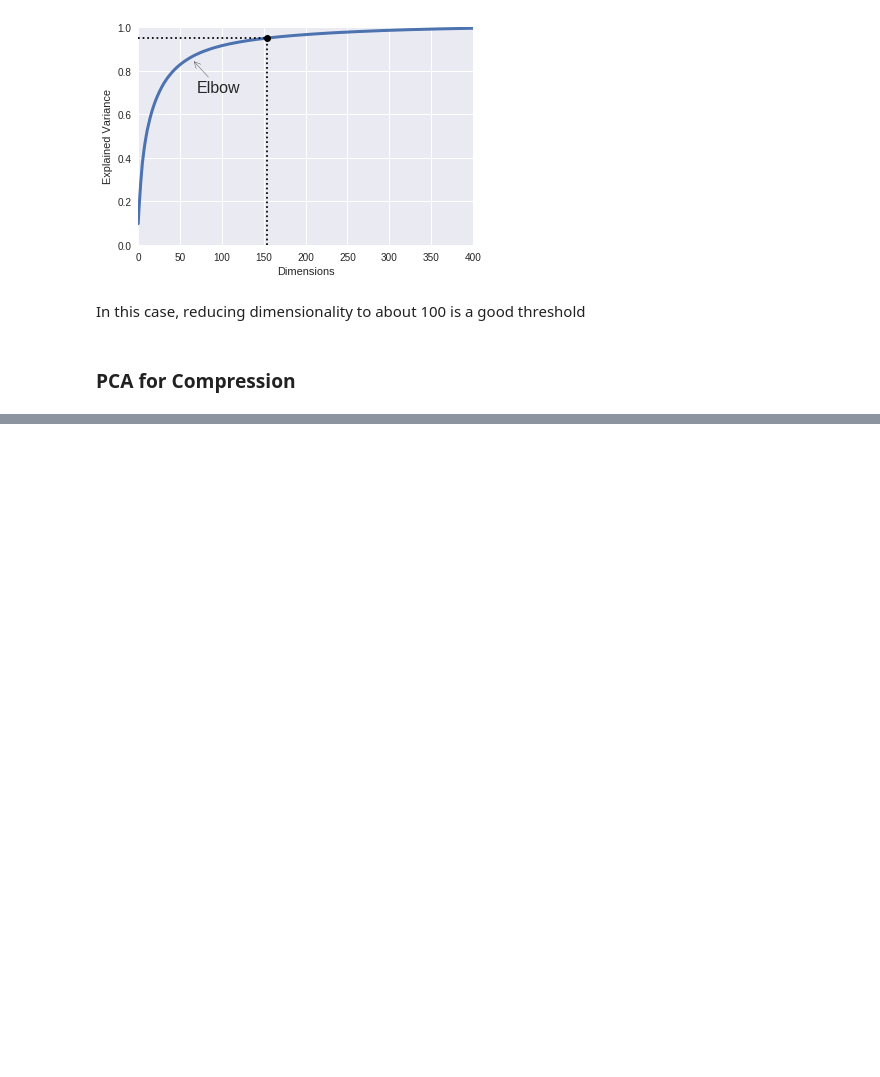
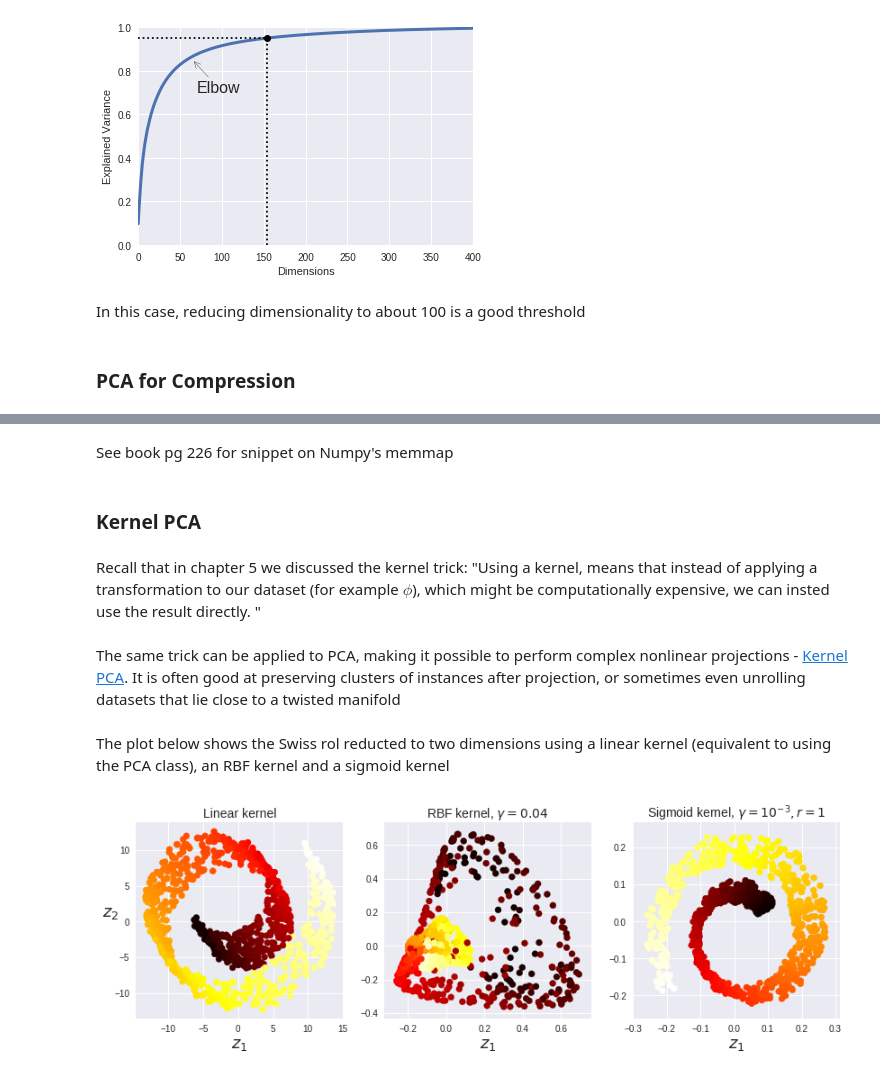
Before and after one commit to amaralcs/homl, a Jupyter notebook: 8_dimensionality_reduction.ipynb, the cells around one changed output, grey strips where cells are left out. Cells and saved outputs as stored; diff of their text form; code cells hidden in the pictures; blank space fills up the shorter version.

```diff
--- a/8_dimensionality_reduction.ipynb
+++ b/8_dimensionality_reduction.ipynb
@@ -244,0 +270,45 @@ In this case, reducing dimensionality to about 100 is a good threshold
+# %%
+from sklearn.decomposition import IncrementalPCA
+
+n_batches = 100
+inc_pca = IncrementalPCA(n_components=154)
+for X_batch in np.array_split(X_train, n_batches):
+    inc_pca.partial_fit(X_batch) # Note the use of partial_fit
+
+X_reduced = inc_pca.transform(X_train)
+# %% [markdown]
+See book pg 226 for snippet on Numpy's memmap
+# %% [markdown]
+### Kernel PCA
+# %% [markdown]
+Recall that in chapter 5 we discussed the kernel trick: "Using a kernel, means that instead of applying a transformation to our dataset (for example $\phi$), which might be computationally expensive, we can insted use the result directly. "
+# %% [markdown]
+The same trick can be applied to PCA, making it possible to perform complex nonlinear projections - [Kernel PCA](https://homl.info/33). It is often good at preserving clusters of instances after projection, or sometimes even unrolling datasets that lie close to a twisted manifold
+# %% [markdown]
+The plot below shows the Swiss rol reducted to two dimensions using a linear kernel (equivalent to using the PCA class), an RBF kernel and a sigmoid kernel
+# %%
+from sklearn.decomposition import KernelPCA
+from sklearn.datasets import make_swiss_roll
+
+lin_pca = KernelPCA(n_components = 2, kernel="linear", fit_inverse_transform=True)
+rbf_pca = KernelPCA(n_components = 2, kernel="rbf", gamma=0.0433, fit_inverse_transform=True)
+sig_pca = KernelPCA(n_components = 2, kernel="sigmoid", gamma=0.001, coef0=1, fit_inverse_transform=True)
+
+X, t = make_swiss_roll(n_samples=1000, noise=0.2, random_state=42)
+y = t > 6.9
+
+plt.figure(figsize=(14, 4))
+for subplot, pca, title in ((131, lin_pca, "Linear kernel"), (132, rbf_pca, "RBF kernel, $\gamma=0.04$"), (133, sig_pca, "Sigmoid kernel, $\gamma=10^{-3}, r=1$")):
+    X_reduced = pca.fit_transform(X)
+    if subplot == 132:
+        X_reduced_rbf = X_reduced
+
+    plt.subplot(subplot)
+    plt.title(title, fontsize=14)
+    plt.scatter(X_reduced[:, 0], X_reduced[:, 1], c=t, cmap=plt.cm.hot)
+    plt.xlabel("$z_1$", fontsize=18)
+    if subplot == 131:
+        plt.ylabel("$z_2$", fontsize=18, rotation=0)
+    plt.grid(True)
+# %% [output]
+[figure, added]
```
Also changed, not shown: parts of 24 cells of this notebook, 1 other file.
